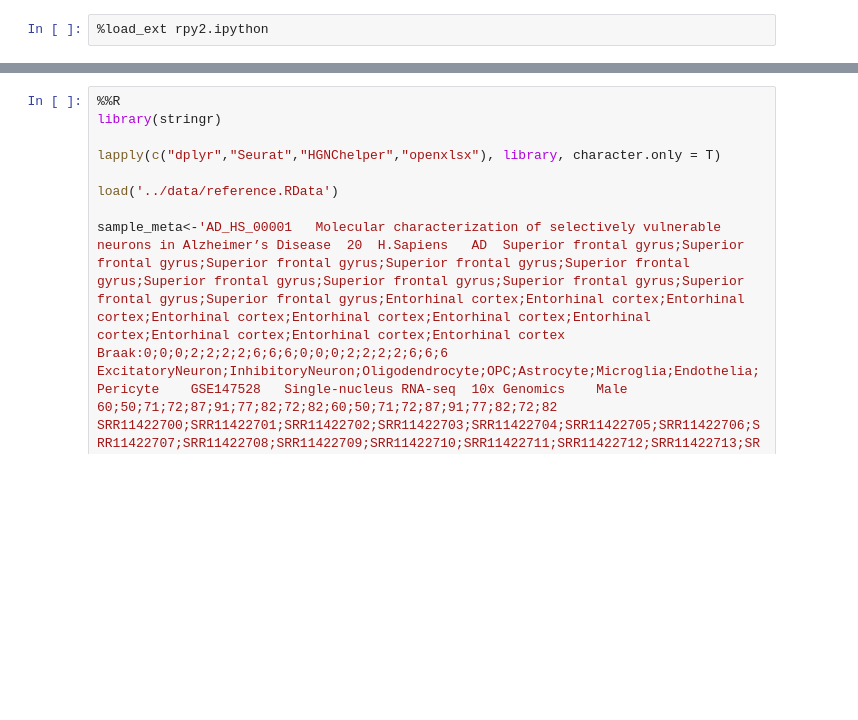
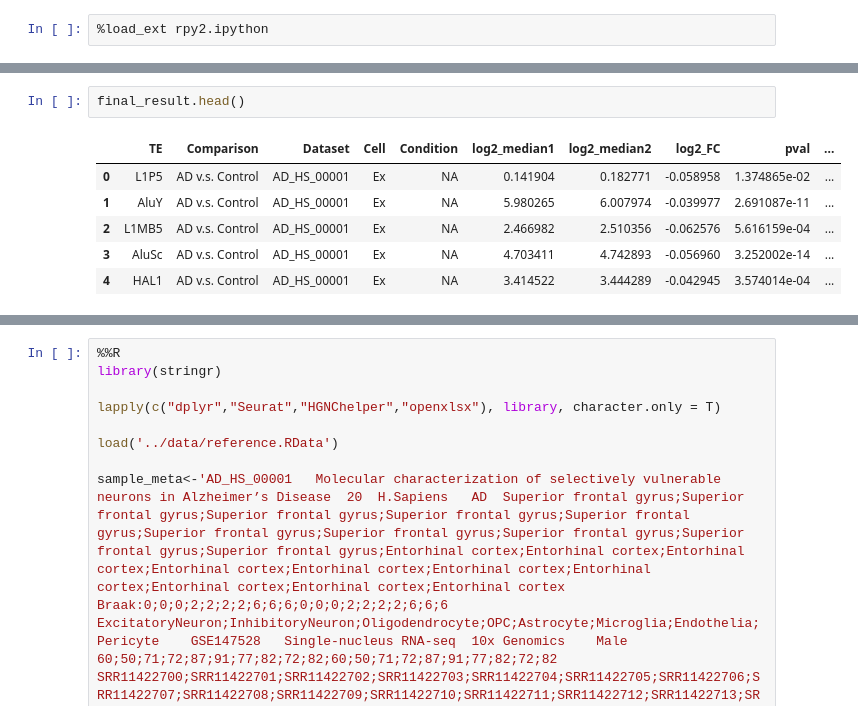
Before and after one commit to wkdeng/scRTE, a Jupyter notebook: scripts/test.ipynb, the cells around one changed output, grey strips where cells are left out. Drawn from its saved outputs; the diff is of its cells as text; blank space fills up the shorter version.

```diff
--- a/scripts/test.ipynb
+++ b/scripts/test.ipynb
@@ -2,0 +143,9 @@
+# %%
+final_result.head()
+# %% [output]
+|  | TE | Comparison | Dataset | Cell | Condition | log2_median1 | log2_median2 | log2_FC | pval | ... |
+| 0 | L1P5 | AD v.s. Control | AD_HS_00001 | Ex | NA | 0.141904 | 0.182771 | -0.058958 | 1.374865e-02 | ... |
+| 1 | AluY | AD v.s. Control | AD_HS_00001 | Ex | NA | 5.980265 | 6.007974 | -0.039977 | 2.691087e-11 | ... |
+| 2 | L1MB5 | AD v.s. Control | AD_HS_00001 | Ex | NA | 2.466982 | 2.510356 | -0.062576 | 5.616159e-04 | ... |
+| 3 | AluSc | AD v.s. Control | AD_HS_00001 | Ex | NA | 4.703411 | 4.742893 | -0.056960 | 3.252002e-14 | ... |
+| 4 | HAL1 | AD v.s. Control | AD_HS_00001 | Ex | NA | 3.414522 | 3.444289 | -0.042945 | 3.574014e-04 | ... |
```
Also changed, not shown: parts of 7 cells of this notebook, 2 other files.
